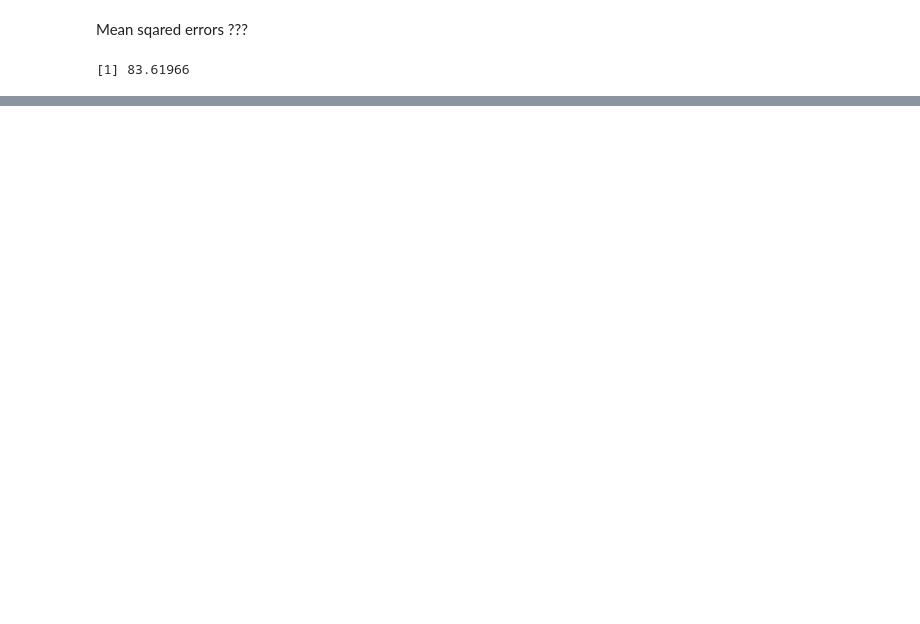
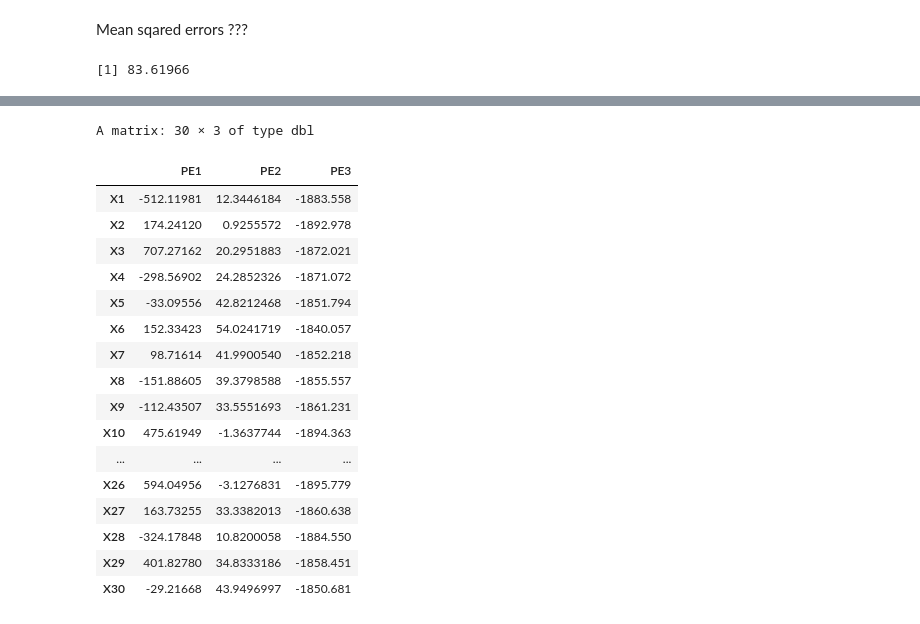
Before and after one commit to ventus550/university, a Jupyter notebook: statistical-learning/lab3/lab.ipynb, the cells around one changed output, grey strips where cells are left out. Cells and saved outputs as stored; diff of their text form; code cells hidden in the pictures; blank space fills up the shorter version.

```diff
--- a/statistical-learning/lab3/lab.ipynb
+++ b/statistical-learning/lab3/lab.ipynb
@@ -86,0 +143,21 @@ sum((µ - µjs.mean)**2)
+# %%
+residuals
+# %% [output]
+A matrix: 30 × 3 of type dbl
+|  | PE1 | PE2 | PE3 |
+| X1 | -512.11981 | 12.3446184 | -1883.558 |
+| X2 | 174.24120 | 0.9255572 | -1892.978 |
+| X3 | 707.27162 | 20.2951883 | -1872.021 |
+| X4 | -298.56902 | 24.2852326 | -1871.072 |
+| X5 | -33.09556 | 42.8212468 | -1851.794 |
+| X6 | 152.33423 | 54.0241719 | -1840.057 |
+| X7 | 98.71614 | 41.9900540 | -1852.218 |
+| X8 | -151.88605 | 39.3798588 | -1855.557 |
+| X9 | -112.43507 | 33.5551693 | -1861.231 |
+| X10 | 475.61949 | -1.3637744 | -1894.363 |
+| ... | ... | ... | ... |
+| X26 | 594.04956 | -3.1276831 | -1895.779 |
+| X27 | 163.73255 | 33.3382013 | -1860.638 |
+| X28 | -324.17848 | 10.8200058 | -1884.550 |
+| X29 | 401.82780 | 34.8333186 | -1858.451 |
+| X30 | -29.21668 | 43.9496997 | -1850.681 |
```
Also changed, not shown: parts of 32 cells of this notebook.
